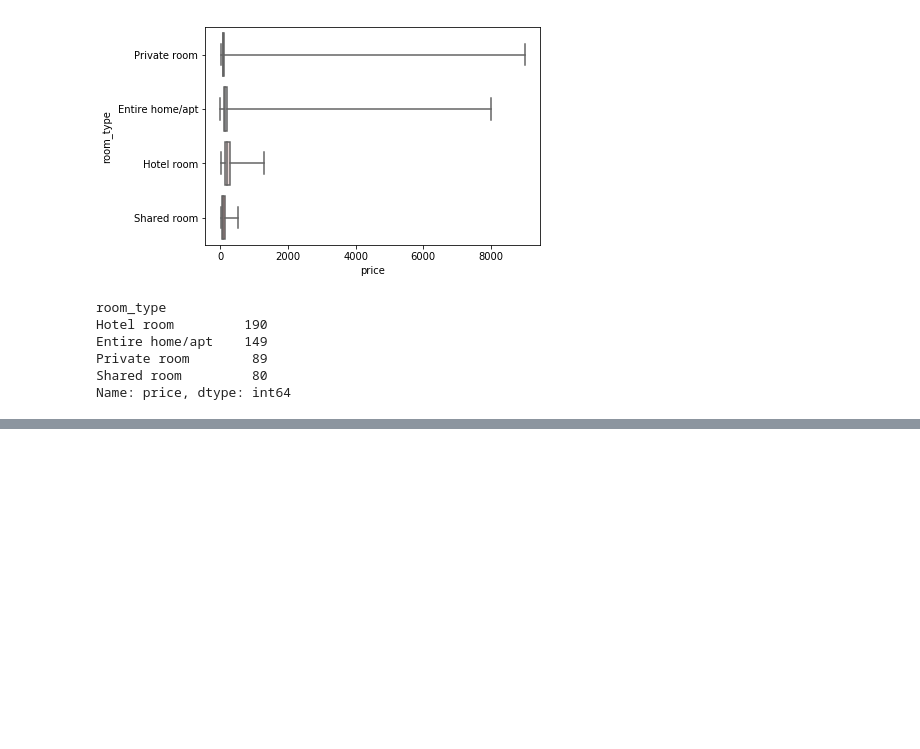
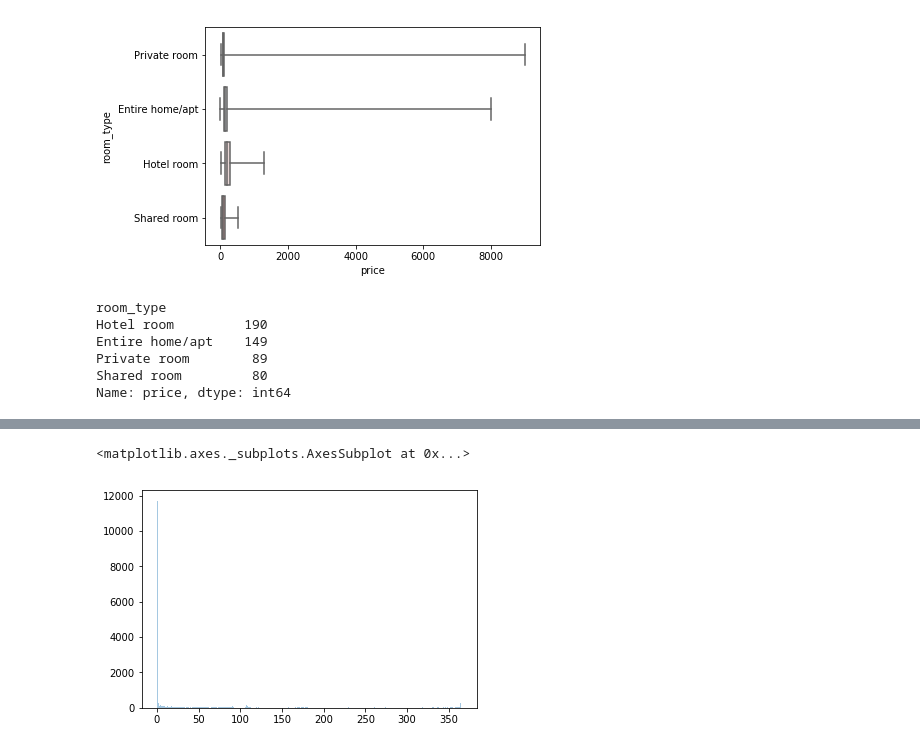
Before and after one commit to saxenaprerit/Airbnb, a Jupyter notebook: Airbnb Data Exploration.ipynb, the cells around one changed output, grey strips where cells are left out. Saved outputs shown, nothing was run; the diff lists cells and outputs as text; code cells hidden in the pictures; blank space fills up the shorter version.

```diff
--- a/Airbnb Data Exploration.ipynb
+++ b/Airbnb Data Exploration.ipynb
@@ -88,0 +139,5 @@ Name: price, dtype: int64
+# %%
+sb.distplot(listings[['availability_365']], bins = 365, kde = False)
+# %% [output]
+<matplotlib.axes._subplots.AxesSubplot at 0x...>
+[figure, added]
```
Also changed, not shown: parts of 14 cells of this notebook.
